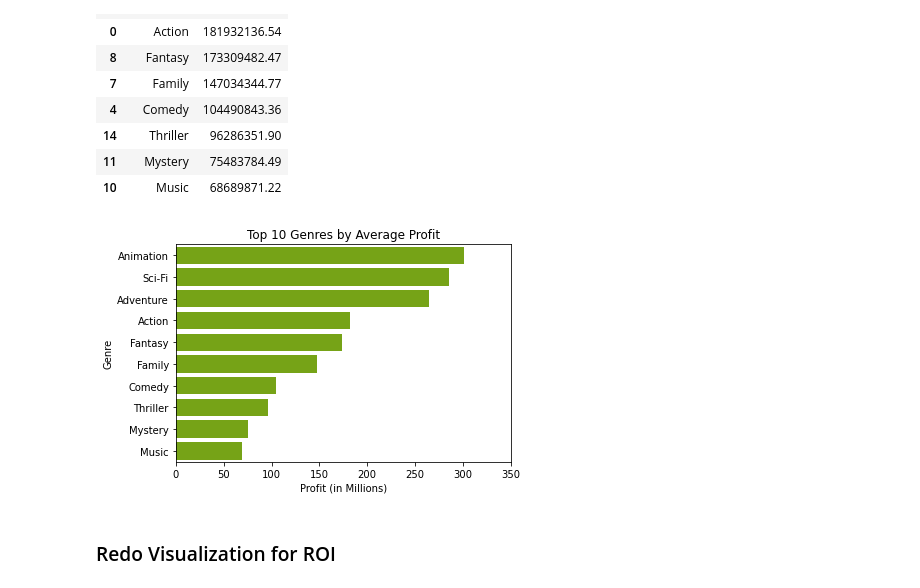
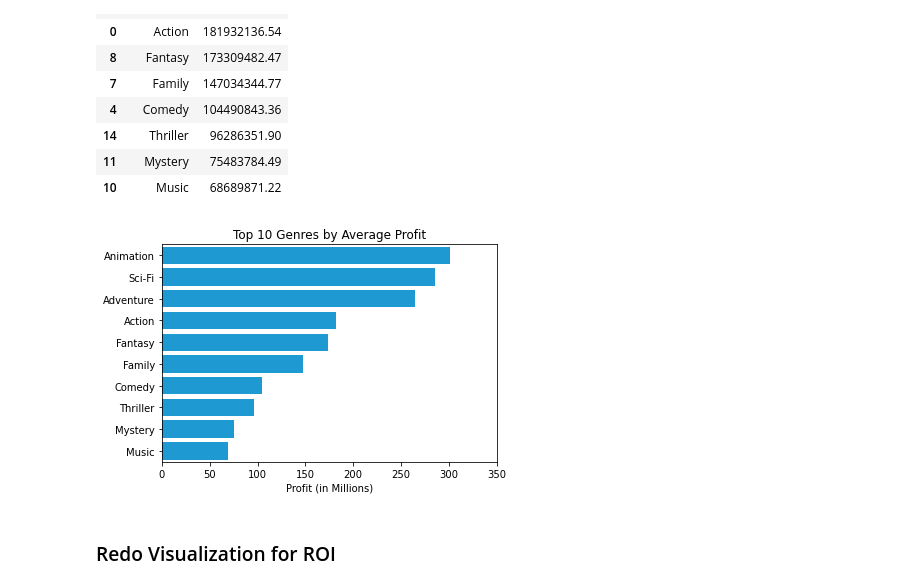
Before and after one commit to learn-co-curriculum/dsc-phase-1-project-v2-4, a Jupyter notebook: code/genre_v_boxoffice.ipynb, the cells around one changed output. Cells and saved outputs as stored; diff of their text form; code cells hidden in the pictures.

```diff
--- a/code/genre_v_boxoffice.ipynb
+++ b/code/genre_v_boxoffice.ipynb
@@ -664,22 +664,22 @@ profit_top_10
 | 10 | Music | 68689871.22 |
 # %%
 # Plotting a horizontal bar chart
-plot = sns.barplot(data=profit_top_10, y='genre', x='profitability', orient='h', color='#7FBA00');
+plot = sns.barplot(data=profit_top_10, y='genre', x='profitability', orient='h', color='#00A4EF');
 
 # title and axis labels
 plot.set_title("Top 10 Genres by Average Profit")
 plot.set_xlabel("Profit (in Millions)")
-plot.set_ylabel("Genre")
+plot.set_ylabel("")
 
 # This changes the tick labels to show in millions (ex. 50,000,000 -> 50)
 x_tick_labels = ['{:,.0f}'.format(x) for x in plot.get_xticks()/1000000]
 plot.set_xticks(plot.get_xticks().tolist())
 plot.set_xticklabels(x_tick_labels);
 
 # save plot as jpg
 plt.savefig('../Images/Top 10 Genres by Average Profit.jpg', dpi=400, bbox_inches='tight')
 # %% [output]
-[figure, old version]
+[figure, new version]
 # %% [markdown]
 ### Redo Visualization for ROI
 # %%
```
Also changed, not shown: parts of 3 cells of this notebook, 6 other files.
